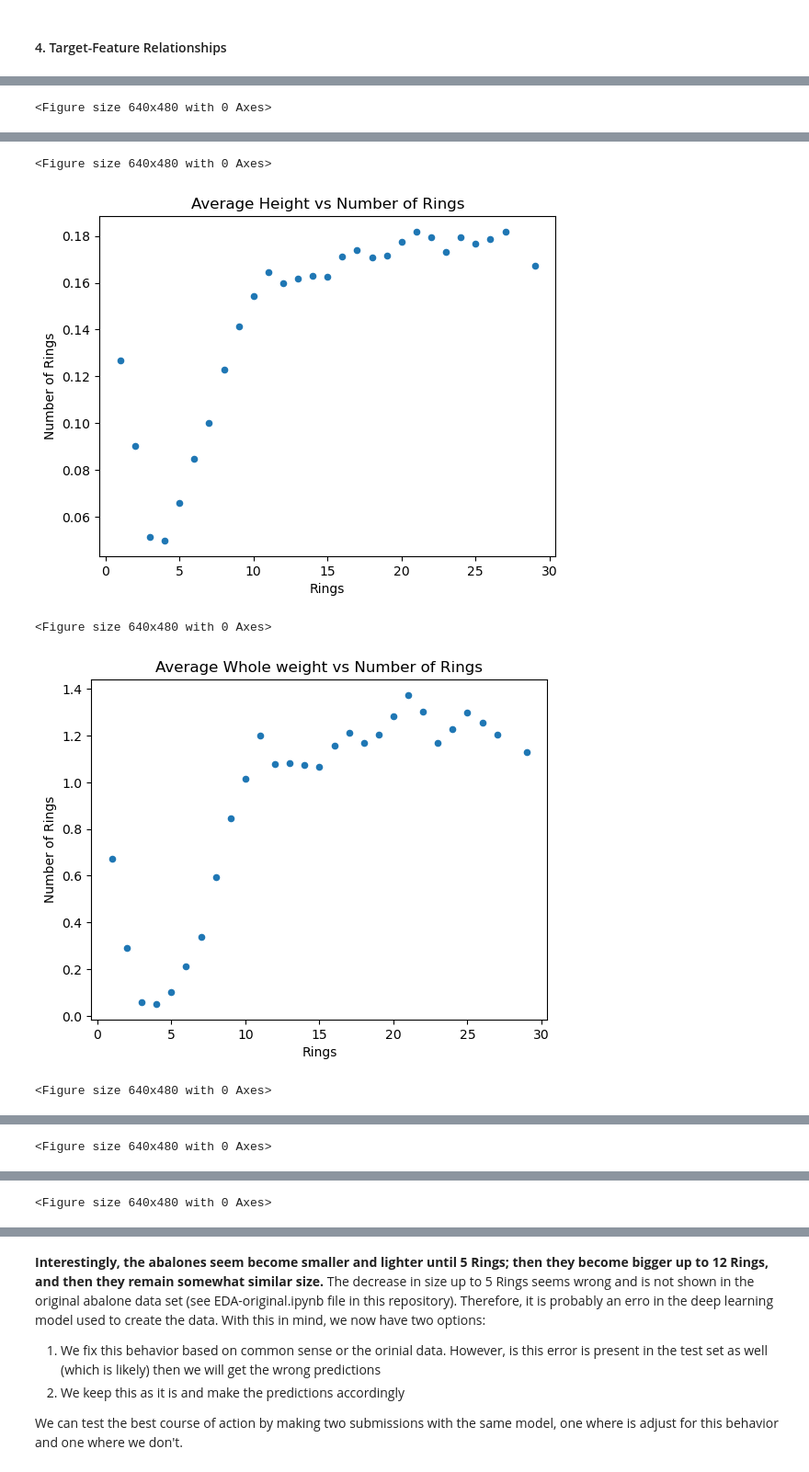
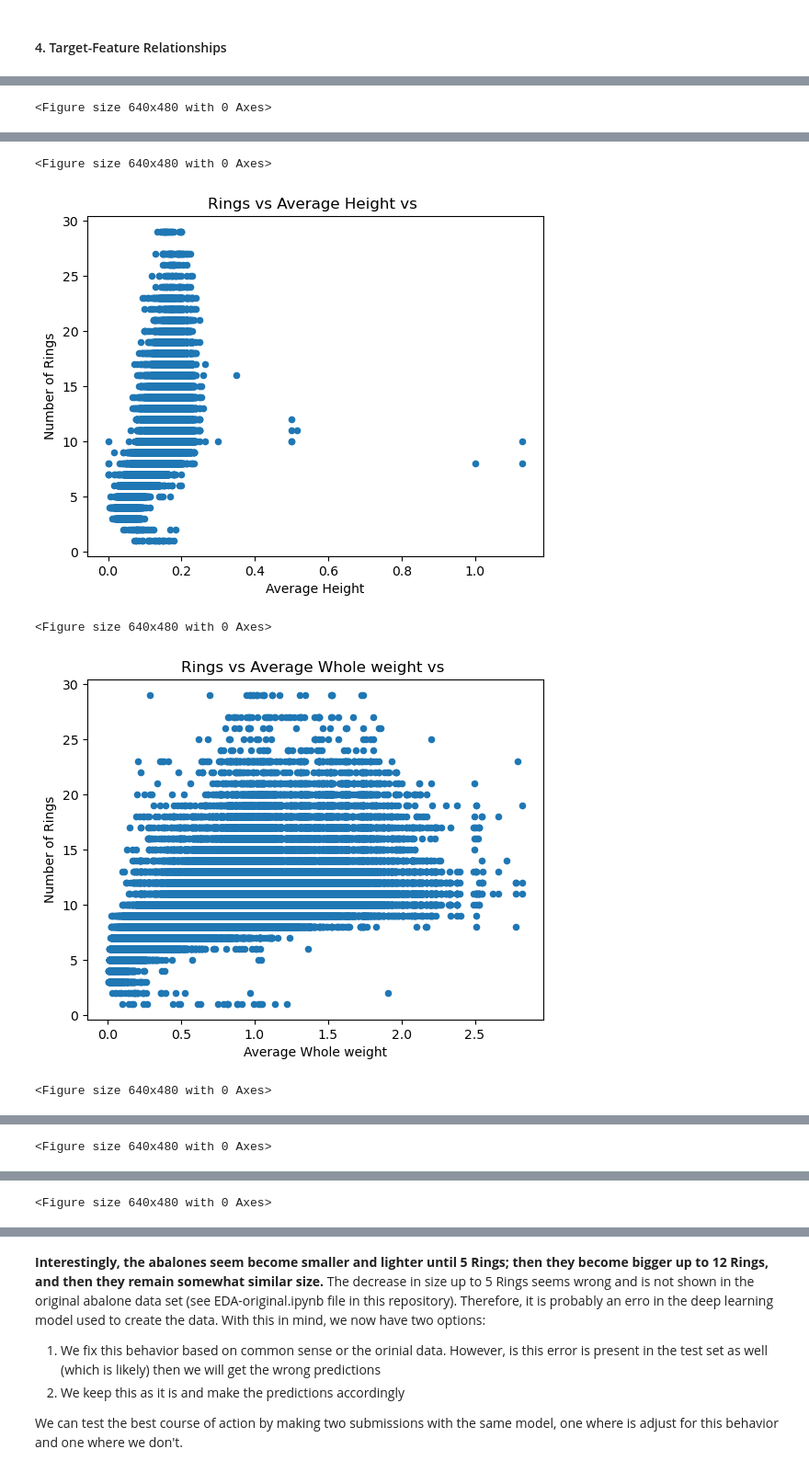
Before and after one commit to MikMar99/Optimising-Abalone-Price-through-Age-Prediction, a Jupyter notebook: EDA.ipynb, the cells around one changed output, grey strips where cells are left out. Shown at 92% size. Saved outputs shown, nothing was run; the diff lists cells and outputs as text; code cells hidden in the pictures.

```diff
--- a/EDA.ipynb
+++ b/EDA.ipynb
@@ -38,9 +38,9 @@ from scipy.stats import kruskal
 import matplotlib.pyplot as plt
 import seaborn as sns
 # %%
-train_df = pd.read_csv('scratch_data/playground-series-s4e4/train.csv')
-test_df = pd.read_csv('scratch_data/playground-series-s4e4/test.csv')
-sample_sub = pd.read_csv('scratch_data/playground-series-s4e4/sample_submission.csv')
+train_df = pd.read_csv('data/playground-series-s4e4/train.csv')
+test_df = pd.read_csv('data/playground-series-s4e4/test.csv')
+sample_sub = pd.read_csv('data/playground-series-s4e4/sample_submission.csv')
 # %% [markdown]
 #### 1. Data evaluation and treatment
 # %%
@@ -203,9 +203,11 @@ features_ = ['Length', 'Diameter', 'Height', 'Whole weight', 'Whole weight.1', '
 
 for feature in features_:
     plt.figure()
-    train_grouped.plot.scatter(x='Rings', y=feature)
-    plt.title(f'Average {feature} vs Number of Rings')
-    plt.ylabel(f'Average {feature}')
+#    train_grouped.plot.scatter(x='Rings', y=feature)
+#    plt.title(f'Average {feature} vs Number of Rings')
+    train_df.plot.scatter(x=feature, y='Rings')
+    plt.title(f'Rings vs Average {feature} vs ')
+    plt.xlabel(f'Average {feature}')
     plt.ylabel(f'Number of Rings')
     plt.show()
 # %% [output]
@@ -216,5 +218,5 @@ for feature in features_:
 <Figure size 640x480 with 0 Axes>
-[figure, old version]
+[figure, new version]
 <Figure size 640x480 with 0 Axes>
-[figure, old version]
+[figure, new version]
 <Figure size 640x480 with 0 Axes>
```
Also changed, not shown: parts of 1 cell of this notebook, 2 other files.
